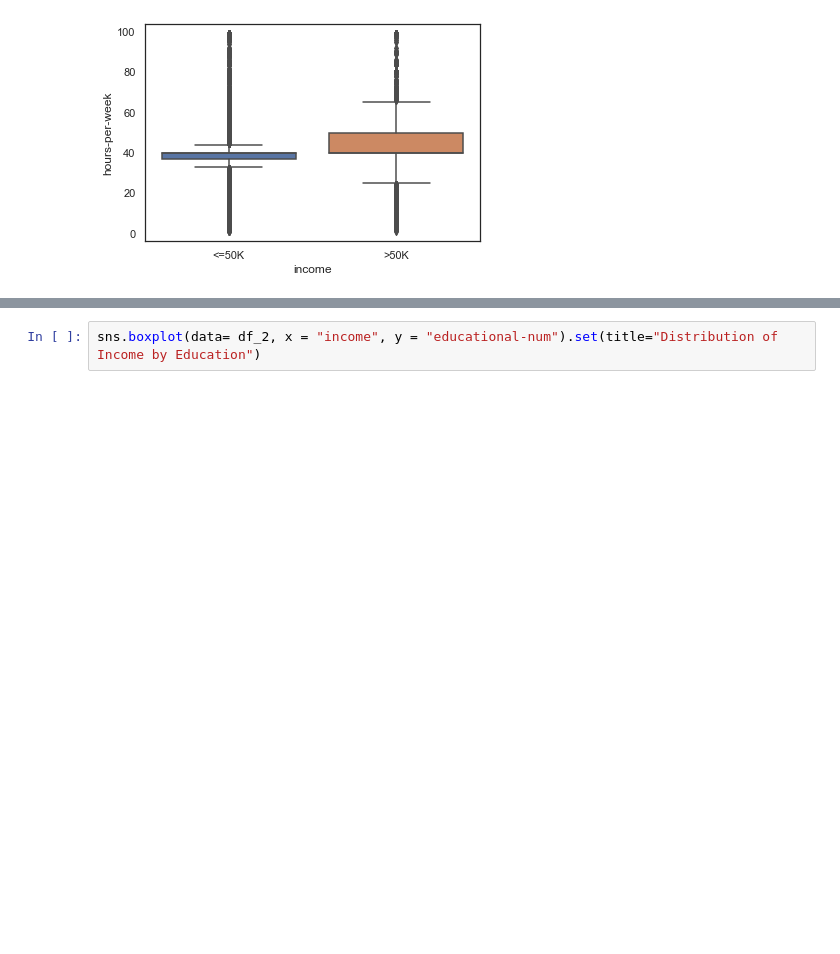
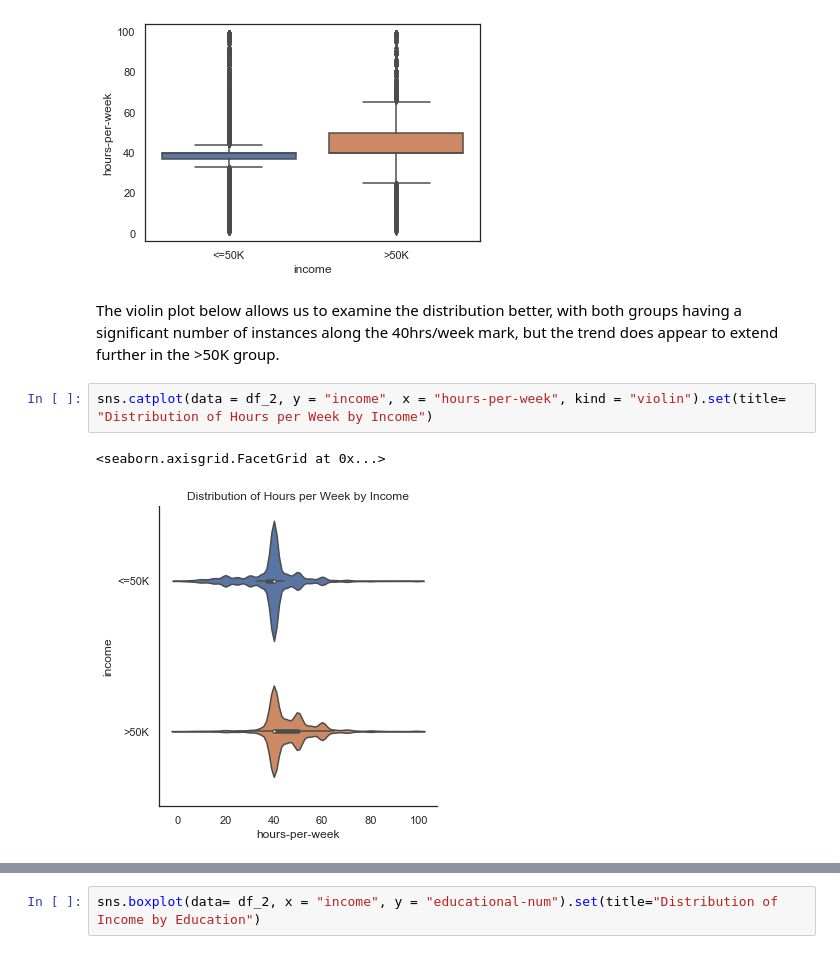
Before and after one commit to j-dominguez9/ML1_Proj1, a Jupyter notebook: CensusAdultDatasetEDA.ipynb, the cells around one changed output, grey strips where cells are left out. Saved outputs shown, nothing was run; the diff lists cells and outputs as text; blank space fills up the shorter version.

```diff
--- a/CensusAdultDatasetEDA.ipynb
+++ b/CensusAdultDatasetEDA.ipynb
@@ -525,3 +536,10 @@ sns.boxplot(data = df_2, x = "income", y = "hours-per-week")
 # %% [output]
 <AxesSubplot:xlabel='income', ylabel='hours-per-week'>
 [figure]
+# %% [markdown]
+The violin plot below allows us to examine the distribution better, with both groups having a significant number of instances along the 40hrs/week mark, but the trend does appear to extend further in the >50K group.
+# %%
+sns.catplot(data = df_2, y = "income", x = "hours-per-week", kind = "violin").set(title= "Distribution of Hours per Week by Income")
+# %% [output]
+<seaborn.axisgrid.FacetGrid at 0x...>
+[figure, added]
```
Also changed, not shown: parts of 2 cells of this notebook.
